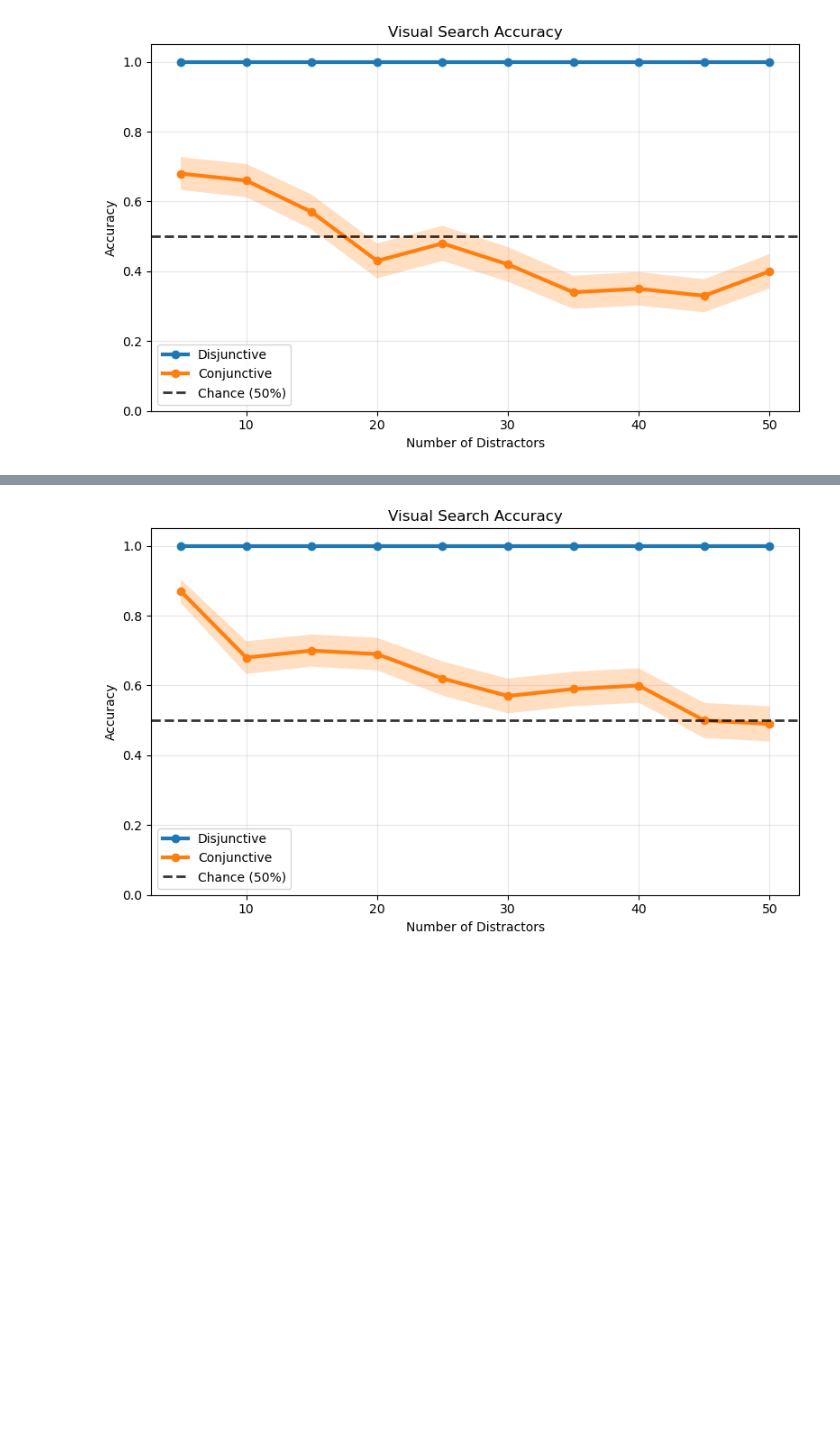
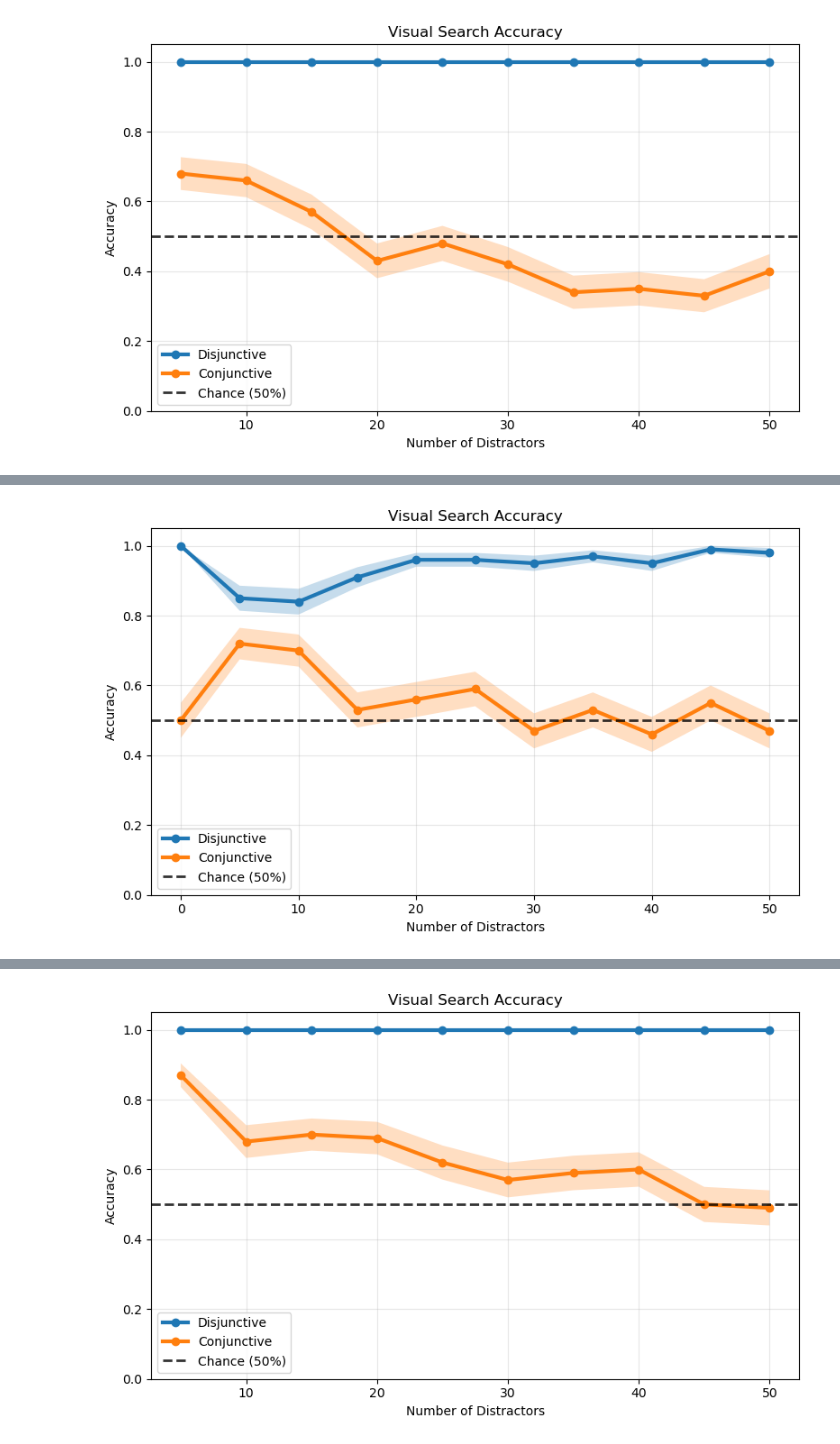
Before and after one commit to aparaselli/Binding-Problem-Brown, a Jupyter notebook: Analysis/benchmark_results.ipynb, the cells around one changed output, grey strips where cells are left out. Cells and saved outputs as stored; diff of their text form; code cells hidden in the pictures; blank space fills up the shorter version.

```diff
--- a/Analysis/benchmark_results.ipynb
+++ b/Analysis/benchmark_results.ipynb
@@ -154,0 +155,77 @@ plt.show()
+# %%
+import pandas as pd
+import numpy as np
+import matplotlib.pyplot as plt
+
+# ==================================================
+# LOAD
+# ==================================================
+
+df = pd.read_csv(
+    "/oscar/data/epavlick/aparasel/Binding-Problem-Brown/Results/qwen_search_results_counterfactual_bugfix.csv"
+)
+
+# ==================================================
+# SUMMARY
+# ==================================================
+
+summary = (
+    df.groupby(["condition", "num_distractors"])["correct"]
+      .agg(["mean", "std", "count"])
+      .reset_index()
+)
+
+summary["sem"] = (
+    summary["std"] / np.sqrt(summary["count"])
+)
+
+# ==================================================
+# PLOT
+# ==================================================
+
+plt.figure(figsize=(8, 5))
+
+for condition in ["disjunctive", "conjunctive"]:
+
+    subset = (
+        summary[summary["condition"] == condition]
+        .sort_values("num_distractors")
+    )
+
+    x = subset["num_distractors"].values
+    y = subset["mean"].values
+    sem = subset["sem"].values
+
+    plt.plot(
+        x,
+        y,
+        marker="o",
+        linewidth=3,
+        label=condition.capitalize(),
+    )
+
+    plt.fill_between(
+        x,
+        y - sem,
+        y + sem,
+        alpha=0.25,
+    )
+plt.axhline(
+    y=0.5,
+    color="black",
+    linestyle="--",
+    linewidth=2,
+    alpha=0.8,
+    label="Chance (50%)",
+)
+plt.xlabel("Number of Distractors")
+plt.ylabel("Accuracy")
+plt.title("Visual Search Accuracy")
+plt.ylim(0, 1.05)
+plt.grid(alpha=0.3)
+plt.legend()
+
+plt.tight_layout()
+plt.show()
+# %% [output]
+[figure, added]
```
Also changed, not shown: parts of 12 cells of this notebook, 36 other files.
